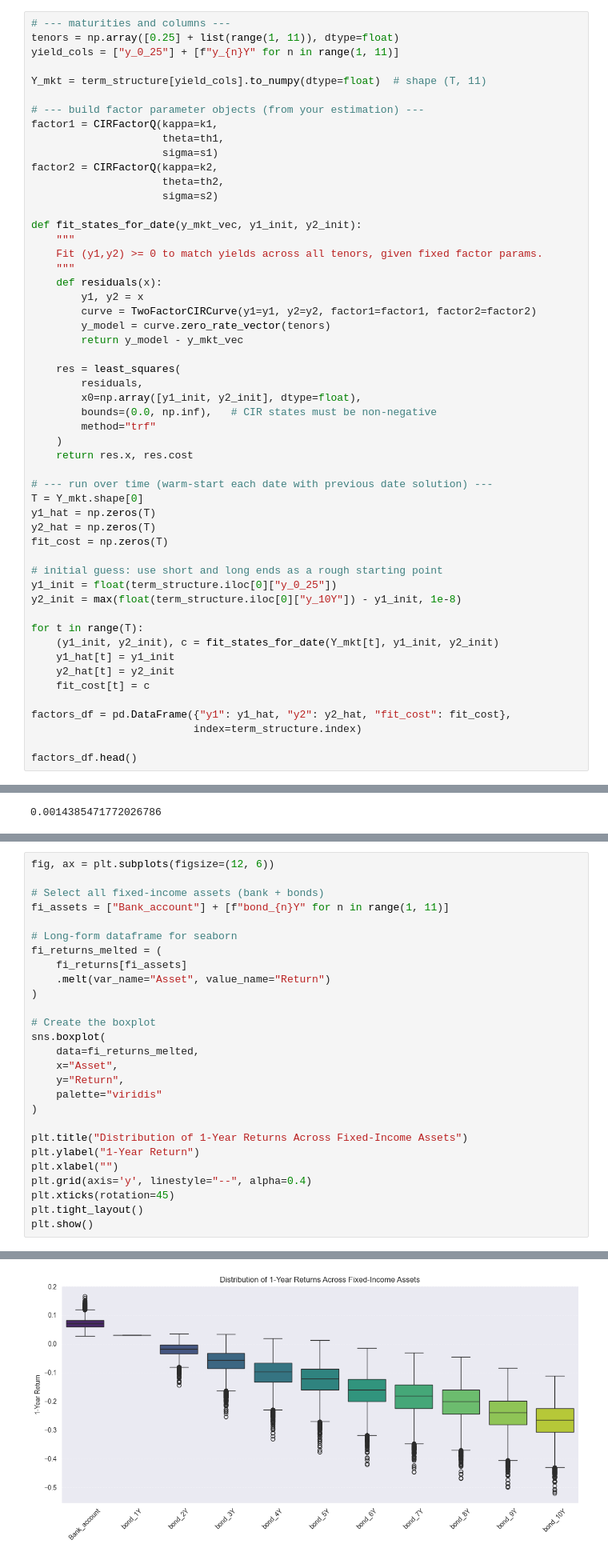
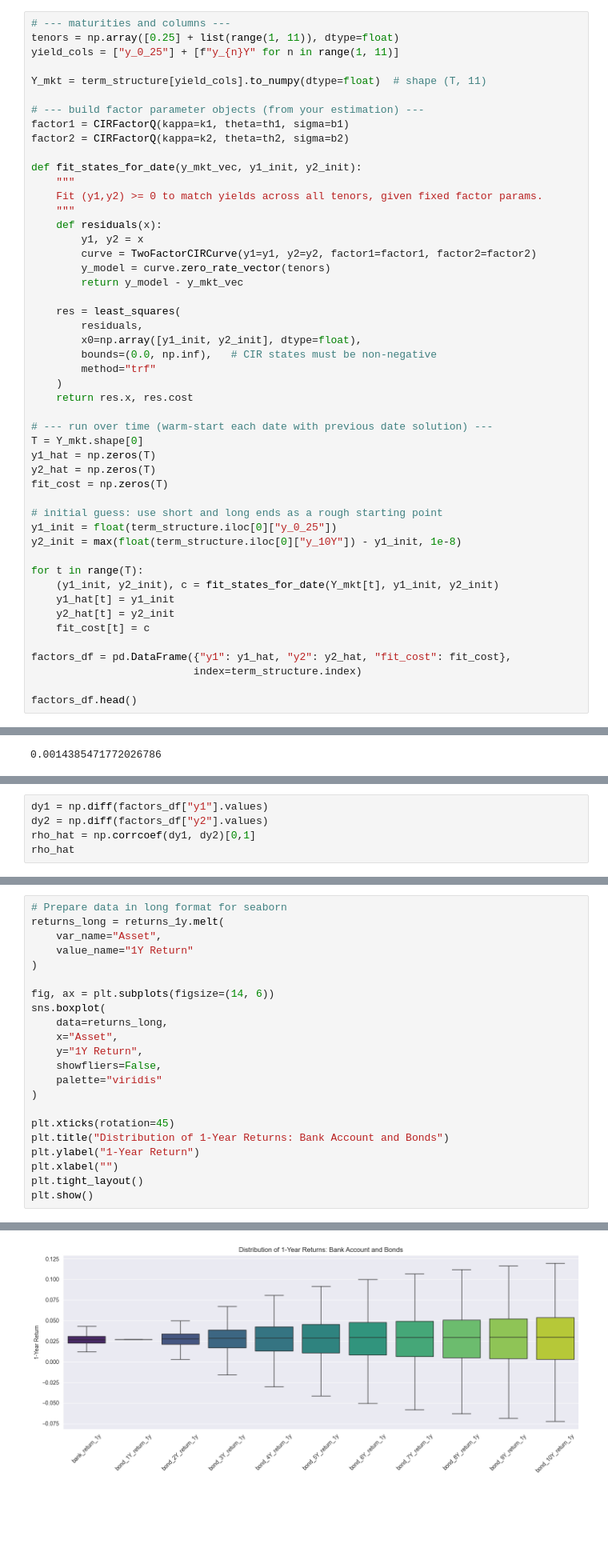
Before and after one commit to Madsnhr/FinEcon, a Jupyter notebook: Exam 2025/codeing/Solution.ipynb, the cells around one changed output, grey strips where cells are left out. Shown at 80% size. Saved outputs shown, nothing was run; the diff lists cells and outputs as text; blank space fills up the shorter version.

```diff
--- a/Exam 2025/codeing/Solution.ipynb
+++ b/Exam 2025/codeing/Solution.ipynb
@@ -504,12 +506,8 @@ yield_cols = ["y_0_25"] + [f"y_{n}Y" for n in range(1, 11)]
 Y_mkt = term_structure[yield_cols].to_numpy(dtype=float)  # shape (T, 11)
 
 # --- build factor parameter objects (from your estimation) ---
-factor1 = CIRFactorQ(kappa=k1,
-                     theta=th1,
-                     sigma=s1)
-factor2 = CIRFactorQ(kappa=k2,
-                     theta=th2,
-                     sigma=s2)
+factor1 = CIRFactorQ(kappa=k1, theta=th1, sigma=b1)
+factor2 = CIRFactorQ(kappa=k2, theta=th2, sigma=b2)
 
 def fit_states_for_date(y_mkt_vec, y1_init, y2_init):
     """
@@ -710,0 +879,5 @@ Example first-path short rates (first few steps):
+# %%
+dy1 = np.diff(factors_df["y1"].values)
+dy2 = np.diff(factors_df["y2"].values)
+rho_hat = np.corrcoef(dy1, dy2)[0,1]
+rho_hat
@@ -854,32 +1025,27 @@ dtype: float64
 # %%
-fig, ax = plt.subplots(figsize=(12, 6))
-
-# Select all fixed-income assets (bank + bonds)
-fi_assets = ["Bank_account"] + [f"bond_{n}Y" for n in range(1, 11)]
-
-# Long-form dataframe for seaborn
-fi_returns_melted = (
-    fi_returns[fi_assets]
-    .melt(var_name="Asset", value_name="Return")
+# Prepare data in long format for seaborn
+returns_long = returns_1y.melt(
+    var_name="Asset",
+    value_name="1Y Return"
 )
 
-# Create the boxplot
+fig, ax = plt.subplots(figsize=(14, 6))
 sns.boxplot(
-    data=fi_returns_melted,
+    data=returns_long,
     x="Asset",
-    y="Return",
+    y="1Y Return",
+    showfliers=False,
     palette="viridis"
 )
 
-plt.title("Distribution of 1-Year Returns Across Fixed-Income Assets")
+plt.xticks(rotation=45)
+plt.title("Distribution of 1-Year Returns: Bank Account and Bonds")
 plt.ylabel("1-Year Return")
 plt.xlabel("")
-plt.grid(axis='y', linestyle="--", alpha=0.4)
-plt.xticks(rotation=45)
 plt.tight_layout()
 plt.show()
 # %% [output]
 Passing `palette` without assigning `hue` is deprecated and will be removed in v0.14.0. Assign the `x` variable to `hue` and set `legend=False` for the same effect.
 
   sns.boxplot(
-[figure, old version]
+[figure, new version]
```
Also changed, not shown: parts of 24 cells of this notebook, 1 other file.
